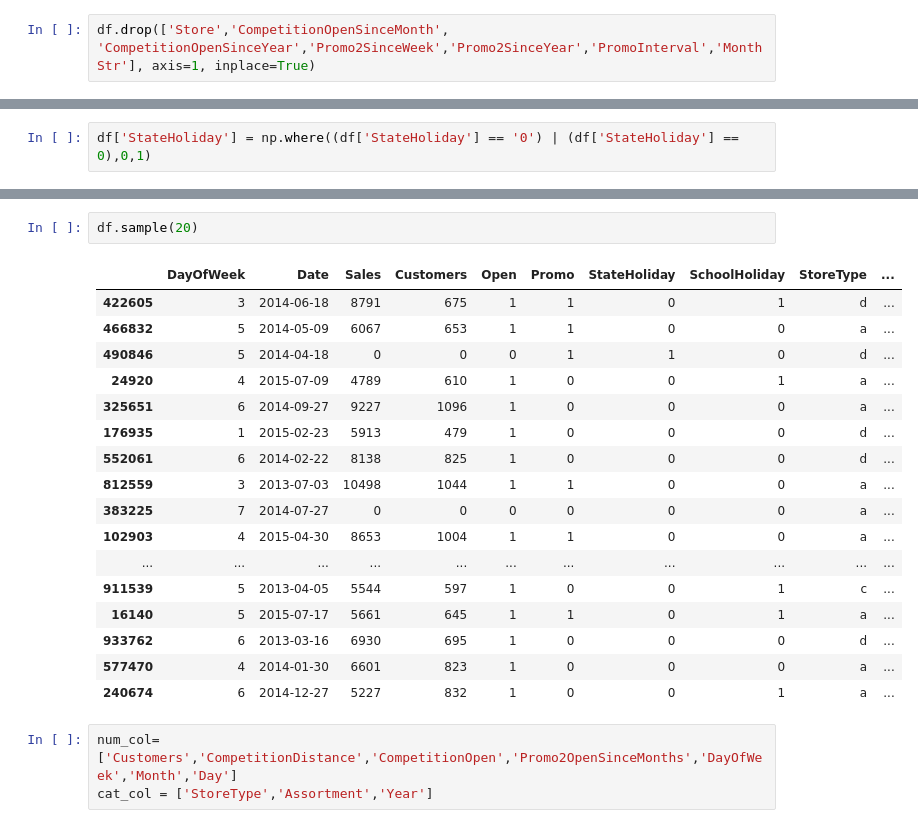
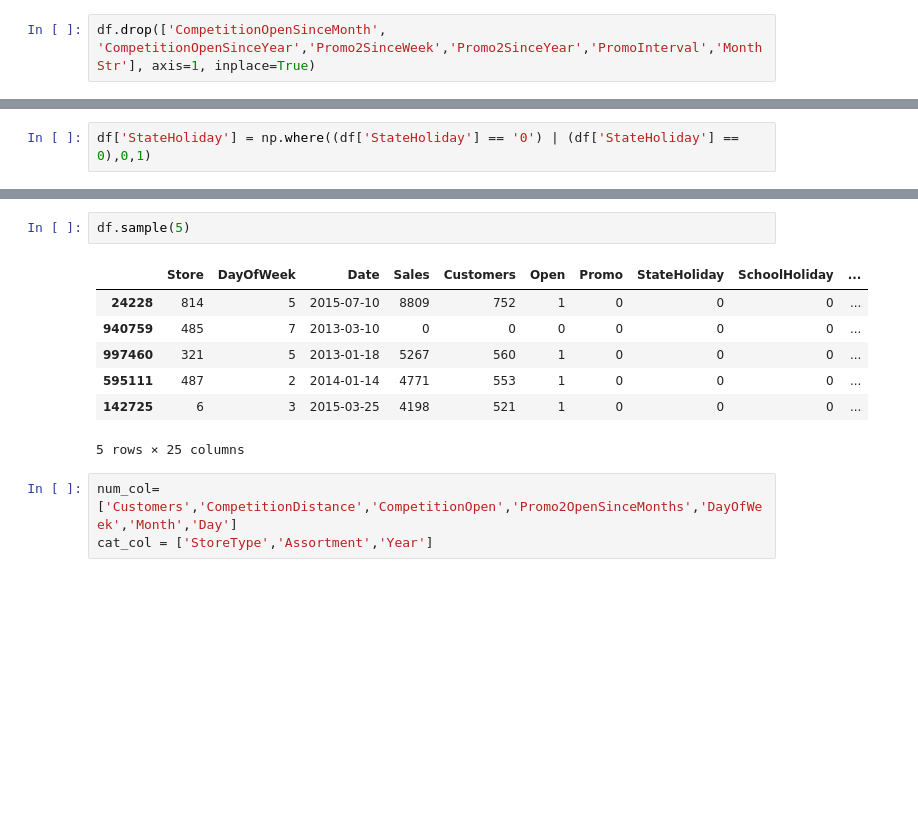
Before and after one commit to DhvanishChodavadiya/Rossmann-Demand-Forecasting, a Jupyter notebook: notebook/modeling.ipynb, the cells around one changed output, grey strips where cells are left out. Saved outputs shown, nothing was run; the diff lists cells and outputs as text; blank space fills up the shorter version.

```diff
--- a/notebook/modeling.ipynb
+++ b/notebook/modeling.ipynb
@@ -53,7 +53,7 @@ df['IsPromoMonth'] = [
     for m, months in zip(df['MonthStr'], promo_months)
 ]
 # %%
-df.drop(['Store','CompetitionOpenSinceMonth', 'CompetitionOpenSinceYear','Promo2SinceWeek','Promo2SinceYear','PromoInterval','MonthStr'], axis=1, inplace=True)
+df.drop(['CompetitionOpenSinceMonth', 'CompetitionOpenSinceYear','Promo2SinceWeek','Promo2SinceYear','PromoInterval','MonthStr'], axis=1, inplace=True)
 # %% [markdown]
 ## Feature Engineering ##
 # %%
@@ -66,23 +63,13 @@ Box(children=(HTML(value='\n<div id="ifr-pyg-00065a9616067839r7JVneNDYEApdcfK" s
 # %%
-df.sample(20)
+df.sample(5)
 # %% [output]
-|  | DayOfWeek | Date | Sales | Customers | Open | Promo | StateHoliday | SchoolHoliday | StoreType | ... |
-| 422605 | 3 | 2014-06-18 | 8791 | 675 | 1 | 1 | 0 | 1 | d | ... |
-| 466832 | 5 | 2014-05-09 | 6067 | 653 | 1 | 1 | 0 | 0 | a | ... |
-| 490846 | 5 | 2014-04-18 | 0 | 0 | 0 | 1 | 1 | 0 | d | ... |
-| 24920 | 4 | 2015-07-09 | 4789 | 610 | 1 | 0 | 0 | 1 | a | ... |
-| 325651 | 6 | 2014-09-27 | 9227 | 1096 | 1 | 0 | 0 | 0 | a | ... |
-| 176935 | 1 | 2015-02-23 | 5913 | 479 | 1 | 0 | 0 | 0 | d | ... |
-| 552061 | 6 | 2014-02-22 | 8138 | 825 | 1 | 0 | 0 | 0 | d | ... |
-| 812559 | 3 | 2013-07-03 | 10498 | 1044 | 1 | 1 | 0 | 0 | a | ... |
-| 383225 | 7 | 2014-07-27 | 0 | 0 | 0 | 0 | 0 | 0 | a | ... |
-| 102903 | 4 | 2015-04-30 | 8653 | 1004 | 1 | 1 | 0 | 0 | a | ... |
-| ... | ... | ... | ... | ... | ... | ... | ... | ... | ... | ... |
-| 911539 | 5 | 2013-04-05 | 5544 | 597 | 1 | 0 | 0 | 1 | c | ... |
-| 16140 | 5 | 2015-07-17 | 5661 | 645 | 1 | 1 | 0 | 1 | a | ... |
-| 933762 | 6 | 2013-03-16 | 6930 | 695 | 1 | 0 | 0 | 0 | d | ... |
-| 577470 | 4 | 2014-01-30 | 6601 | 823 | 1 | 0 | 0 | 0 | a | ... |
-| 240674 | 6 | 2014-12-27 | 5227 | 832 | 1 | 0 | 0 | 1 | a | ... |
+|  | Store | DayOfWeek | Date | Sales | Customers | Open | Promo | StateHoliday | SchoolHoliday | ... |
+| 24228 | 814 | 5 | 2015-07-10 | 8809 | 752 | 1 | 0 | 0 | 0 | ... |
+| 940759 | 485 | 7 | 2013-03-10 | 0 | 0 | 0 | 0 | 0 | 0 | ... |
+| 997460 | 321 | 5 | 2013-01-18 | 5267 | 560 | 1 | 0 | 0 | 0 | ... |
+| 595111 | 487 | 2 | 2014-01-14 | 4771 | 553 | 1 | 0 | 0 | 0 | ... |
+| 142725 | 6 | 3 | 2015-03-25 | 4198 | 521 | 1 | 0 | 0 | 0 | ... |
+5 rows × 25 columns
 # %%
 num_col=['Customers','CompetitionDistance','CompetitionOpen','Promo2OpenSinceMonths','DayOfWeek','Month','Day']
 cat_col = ['StoreType','Assortment','Year']
```
Also changed, not shown: parts of 2 cells of this notebook, 3 other files.
